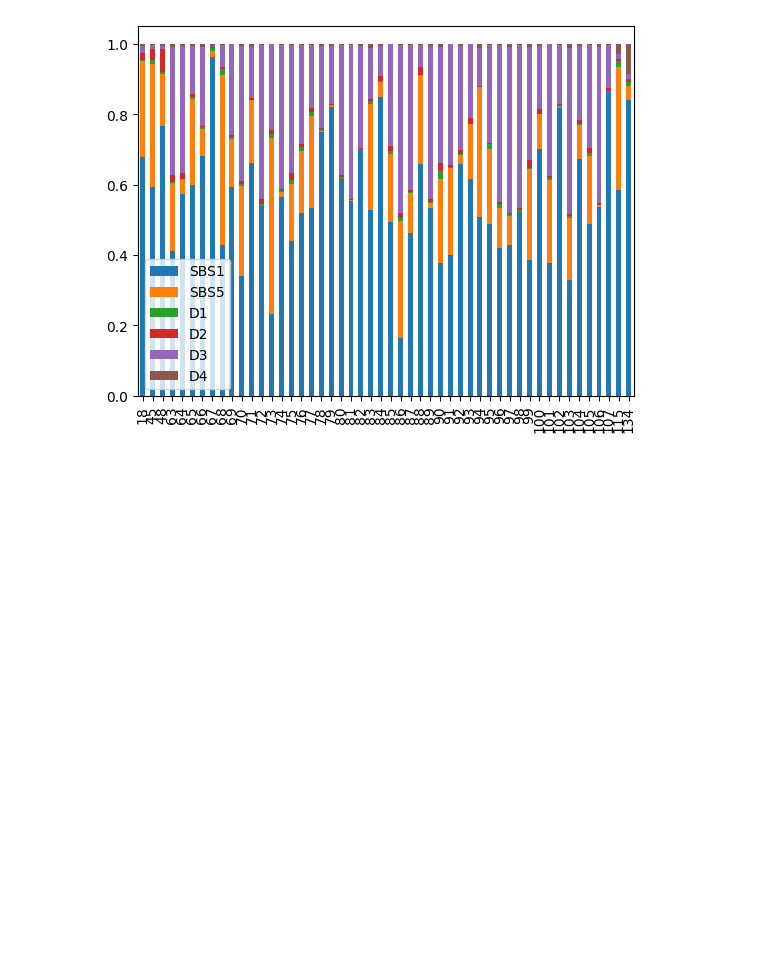
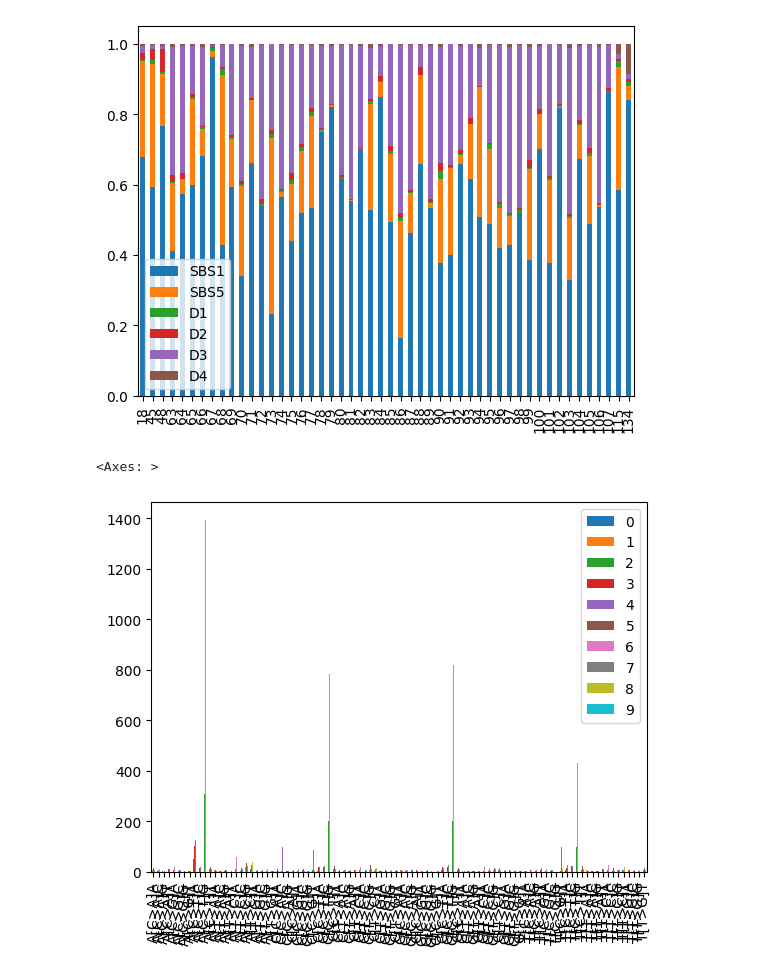
Before and after one commit to caravagnalab/pybascule, a Jupyter notebook: test.ipynb, the cells around one changed output. Drawn from its saved outputs; the diff is of its cells as text; code cells hidden in the pictures; blank space fills up the shorter version.

```diff
--- a/test.ipynb
+++ b/test.ipynb
@@ -185,3 +226,18 @@ obj.groups
+# %%
+seed = 15
+torch.manual_seed(seed)
+pyro.set_rng_seed(seed)
+K, N = 3, 10
+alpha_prior = torch.tensor([0.6,0.3,0.1], dtype=torch.float64)
+beta = torch.tensor(cosmic.loc[["SBS1","SBS5","SBS3"]].values, dtype=torch.float64)
+beta = cosmic.loc[["SBS1","SBS5","SBS3"]]
+n_muts = torch.randint(1000, 5000, (10,), dtype=torch.float64)
+data = model(alpha_prior, beta, n_muts, N, K, seed=seed)
+# %%
+pd.DataFrame(data, columns=cosmic.columns).transpose().plot.bar()
+# %% [output]
+<Axes: >
+[figure, added]
 # %%
 obj.alpha
 # %%
```
Also changed, not shown: parts of 9 cells of this notebook, 3 other files.
